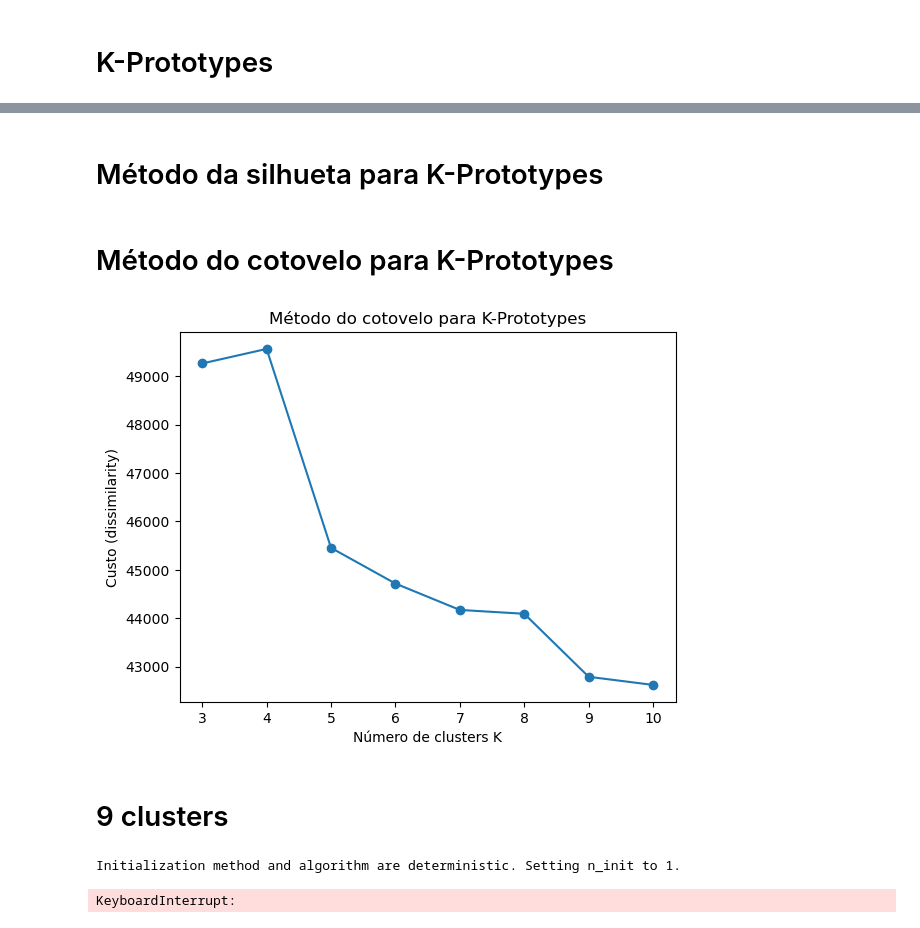
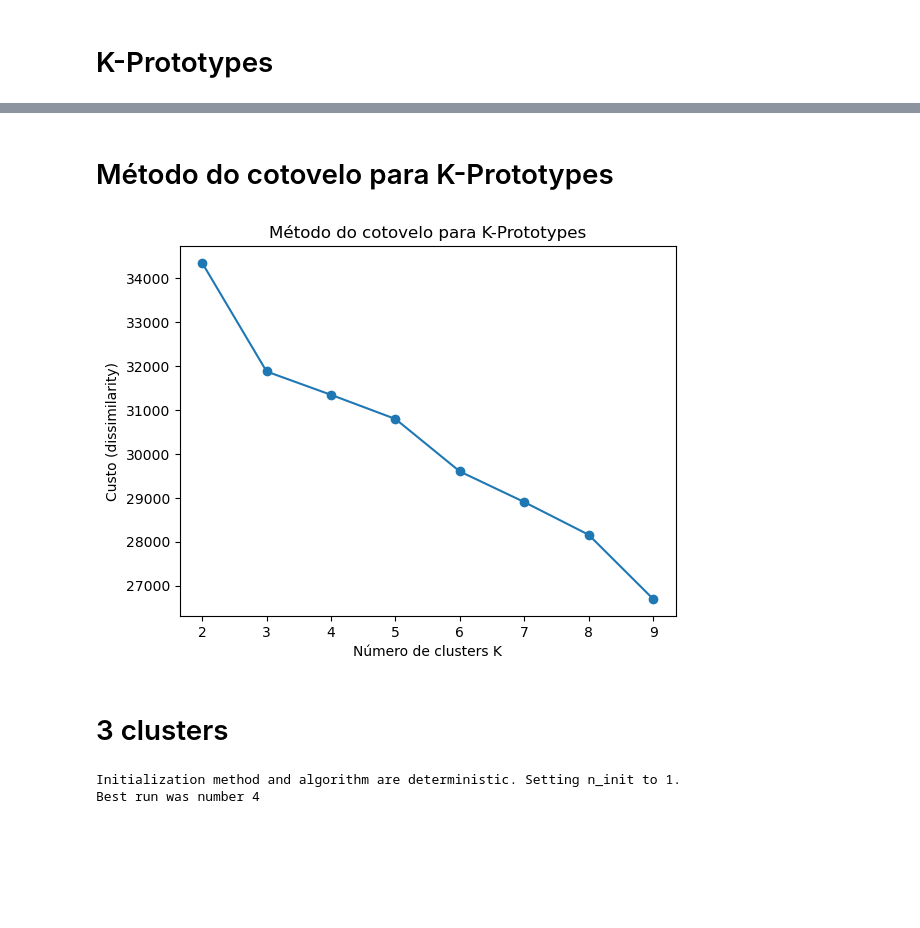
Before and after one commit to reisaraujo-miguel/trab2-ia-censo-ed-2023, a Jupyter notebook: trab2_ia_analise_censo_ed_2023.ipynb, the cells around one changed output, grey strips where cells are left out. Saved outputs shown, nothing was run; the diff lists cells and outputs as text; code cells hidden in the pictures; blank space fills up the shorter version.

Commit message:
final data, lets analize this data now

```diff
--- a/trab2_ia_analise_censo_ed_2023.ipynb
+++ b/trab2_ia_analise_censo_ed_2023.ipynb
@@ -135,5 +135,3 @@ binary_columns
  66,
  67,
  68]
-# %% [markdown]
-# Método da silhueta para K-Prototypes
@@ -145,24 +138,2 @@ import matplotlib.pyplot as plt
-# %%
-scores = []
-K = range(3, 11)
-
-for k in K:
-    kp = KPrototypes(n_clusters=k, init='Cao', n_init=4, n_jobs=4)
-
-    data_array = df.values
-
-    clusters = kp.fit_predict(data_array, categorical=binary_columns)
-
-    # Distância de Hamming entre todas as observações
-    # dist = pairwise_distances(df, metric='hamming') # exige muita RAM
-
-    score = silhouette_score(df, clusters, metric='hamming')
-    scores.append(score)
-
-plt.plot(K, scores, marker='o')
-plt.xlabel('k')
-plt.ylabel('Silhouette Score (Hamming)')
-plt.title('Silhouette para K-Prototypes')
-plt.show()
 # %% [markdown]
 # Método do cotovelo para K-Prototypes
@@ -169,39 +144,38 @@ plt.show()
 # %%
 costs = []
-K = range(3, 11)
+K = range(2, 10)
 
 for k in K:
-    kp = KPrototypes(n_clusters=k, init='Cao', n_init=4, n_jobs=4)
+    kp = KPrototypes(n_clusters=k, init='Cao', n_init=5, n_jobs=8)
     data_array = df.values
 
-    kp.fit(data_array, categorical=binary_columns)
-    #kp.fit(df)
+    kp.fit_predict(data_array, categorical=binary_columns)
     costs.append(kp.cost_)
 
 plt.plot(K, costs, marker='o')
 plt.xlabel('Número de clusters K')
 plt.ylabel('Custo (dissimilarity)')
 plt.title('Método do cotovelo para K-Prototypes')
 plt.show()
 # %% [output]
-[figure, old version]
+[figure, new version]
 # %% [markdown]
-# 9 clusters
+# 3 clusters
-# %%
-kp = KPrototypes(n_clusters=9, init='Cao', verbose=1, n_jobs=4)
-
-data_array = df.values
-
-clusters = kp.fit_predict(data_array, categorical=binary_columns)
-
-df['CLUSTER_LABELS'] = clusters
-# %% [output]
-Initialization method and algorithm are deterministic. Setting n_init to 1.
-KeyboardInterrupt:
 # %%
 import matplotlib.pyplot as plt
 from sklearn.decomposition import PCA
 import numpy as np
+# %%
+kp = KPrototypes(n_clusters=3, init='Cao', verbose=1, n_jobs=8)
+
+data_array = df.values
+
+clusters = kp.fit_predict(data_array, categorical=binary_columns)
+
+df['CLUSTER_LABELS'] = clusters
+# %% [output]
+Initialization method and algorithm are deterministic. Setting n_init to 1.
+Best run was number 4
 # %%
 pca = PCA(n_components=2)
 principal_components = pca.fit_transform(data_array)
```
Also changed, not shown: parts of 12 cells of this notebook, 6 other files.
